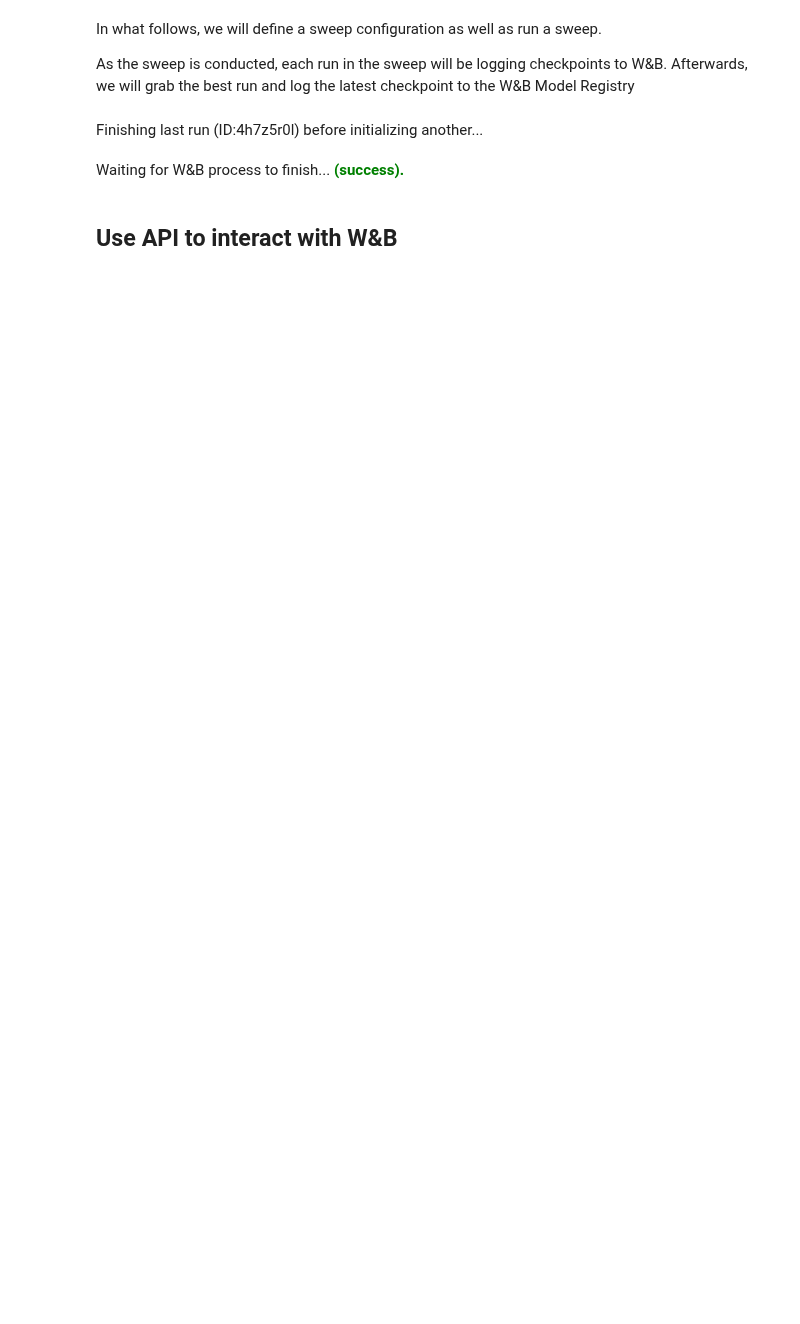
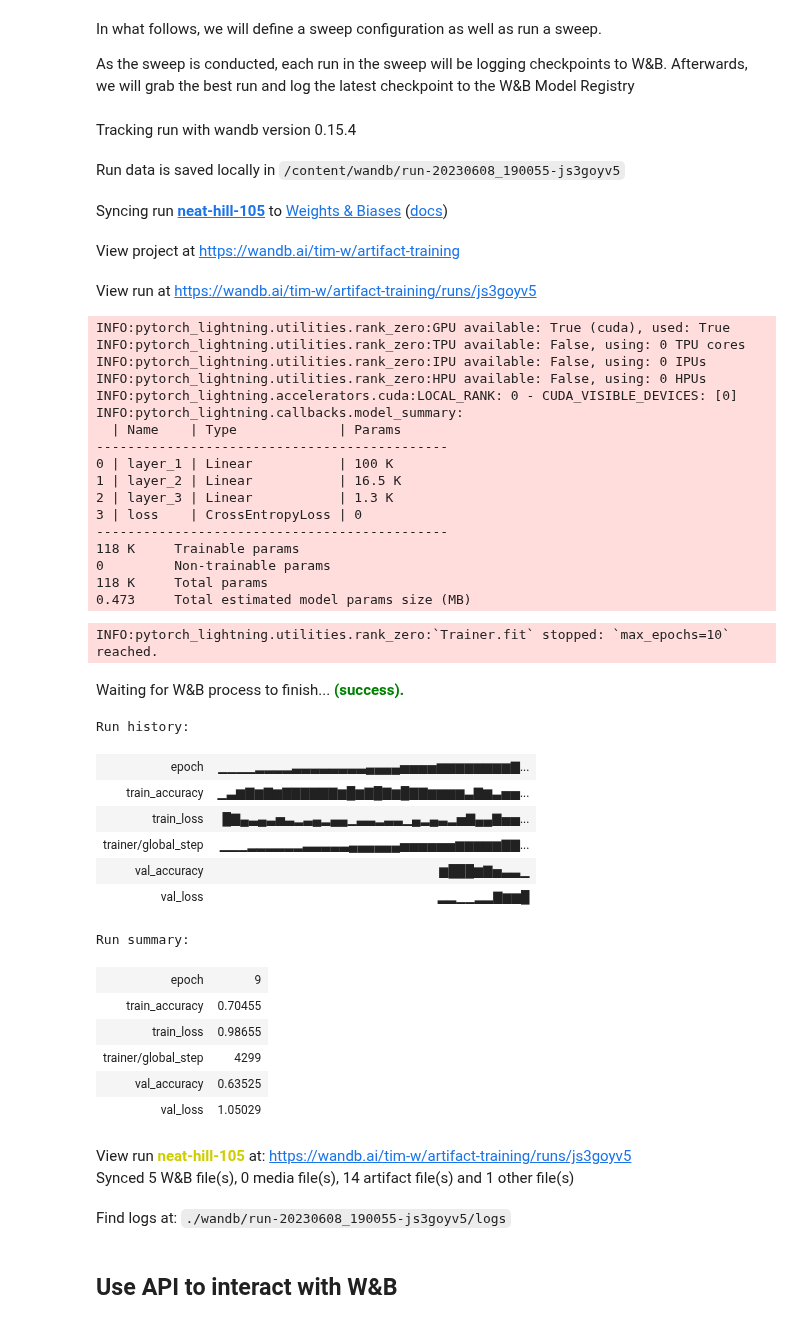
Before and after one commit to timsetsfire/wandb-examples, a Jupyter notebook: colab/Artifact_TrainingV2.ipynb, the cells around one changed output. Saved outputs shown, nothing was run; the diff lists cells and outputs as text; code cells hidden in the pictures; blank space fills up the shorter version.

```diff
--- a/colab/Artifact_TrainingV2.ipynb
+++ b/colab/Artifact_TrainingV2.ipynb
@@ -375,39 +373,74 @@ As the sweep is conducted, each run in the sweep will be logging checkpoints to
 # %%
 from pytorch_lightning.loggers import WandbLogger
 from pytorch_lightning import Trainer
 
 config = {
         "num_workers": os.cpu_count(),  # try 0, 1, and 2
         "pin_memory": True,  # try False and True
         "precision": 32,  # try 16 and 32
         "optimizer": "Adam",
         "batch_size": 128,
         "learning_rate": 0.05
         }
 
-wandb.init(config = config)
+run = wandb.init(config = config)
 wandb_logger = WandbLogger(log_model='all', save_code=True, config=config)
-checkpoint_callback = ModelCheckpoint(monitor='val_accuracy', mode='max')
+checkpoint_callback = ModelCheckpoint(monitor='val_accuracy', mode='max', save_top_k = -1)
 
-run.use_artifact(f"{run.entity}/{run.project}/mnist-training-data:latest")
-run.use_artifact(f"{run.entity}/{run.project}/mnist-validation-data:latest")
+wandb.use_artifact(f"{run.entity}/{run.project}/mnist-training-data:latest")
+wandb.use_artifact(f"{run.entity}/{run.project}/mnist-validation-data:latest")
 ## instantiate training set and validation set if necessary
 
 training_loader = DataLoader(training_set, batch_size=wandb.config.batch_size, shuffle=True, pin_memory=True)
 validation_loader = DataLoader(validation_set, batch_size=64, pin_memory=True)
 ## Using a raw DataLoader, rather than LightningDataModule, for greater transparency
 # Set up model
 model = MNIST_LitModule(n_layer_1=128, n_layer_2=128, optim = wandb.config.optimizer, lr = wandb.config.learning_rate)
 wandb.watch(model)
-trainer = Trainer(max_epochs=5,logger=wandb_logger,
-                          callbacks=[
-                                    checkpoint_callback
-                                    ],
-                      precision=32)
+trainer = Trainer(max_epochs=10,logger=wandb_logger, callbacks=[checkpoint_callback], accelerator="gpu", precision=32)
 trainer.fit(model, training_loader, validation_loader)
 wandb.finish()
 # %% [output]
-Finishing last run (ID:4h7z5r0l) before initializing another...
+Tracking run with wandb version 0.15.4
-Waiting for W&B process to finish... (success).
+Run data is saved locally in /content/wandb/run-20230608_190055-js3goyv5
+Syncing run neat-hill-105 to Weights & Biases (docs)
+View project at https://wandb.ai/tim-w/artifact-training
+View run at https://wandb.ai/tim-w/artifact-training/runs/js3goyv5
+INFO:pytorch_lightning.utilities.rank_zero:GPU available: True (cuda), used: True
+INFO:pytorch_lightning.utilities.rank_zero:TPU available: False, using: 0 TPU cores
+INFO:pytorch_lightning.utilities.rank_zero:IPU available: False, using: 0 IPUs
+INFO:pytorch_lightning.utilities.rank_zero:HPU available: False, using: 0 HPUs
+INFO:pytorch_lightning.accelerators.cuda:LOCAL_RANK: 0 - CUDA_VISIBLE_DEVICES: [0]
+INFO:pytorch_lightning.callbacks.model_summary:
+  | Name    | Type             | Params
+---------------------------------------------
+0 | layer_1 | Linear           | 100 K
+1 | layer_2 | Linear           | 16.5 K
+2 | layer_3 | Linear           | 1.3 K
+3 | loss    | CrossEntropyLoss | 0
+---------------------------------------------
+118 K     Trainable params
+0         Non-trainable params
+118 K     Total params
+0.473     Total estimated model params size (MB)
+INFO:pytorch_lightning.utilities.rank_zero:`Trainer.fit` stopped: `max_epochs=10` reached.
+Waiting for W&B process to finish... (success).
+Run history:
+| epoch | ▁▁▁▁▂▂▂▂▃▃▃▃▃▃▃▃▄▄▄▄▅▅▅▅▆▆▆▆▆▆▆▆▇... |
+| train_accuracy | ▁▃▆▇▆▇▆▇▇▇▇▇▇▆█▆▇█▇▆█▇▇▆▆▆▆▃▇▆▃▅▅... |
+| train_loss | █▇▄▃▄▃▅▃▂▃▄▂▄▄▁▃▃▂▃▃▁▄▂▄▃▂▅▇▄▄▇▅▅... |
+| trainer/global_step | ▁▁▁▂▂▂▂▂▂▃▃▃▃▃▄▄▄▄▄▄▅▅▅▅▅▅▆▆▆▆▆▇▇... |
+| val_accuracy | ▆███▆▇▅▃▃▁ |
+| val_loss | ▂▂▁▁▂▂▇▆▆█ |
+Run summary:
+| epoch | 9 |
+| train_accuracy | 0.70455 |
+| train_loss | 0.98655 |
+| trainer/global_step | 4299 |
+| val_accuracy | 0.63525 |
+| val_loss | 1.05029 |
+View run neat-hill-105 at: https://wandb.ai/tim-w/artifact-training/runs/js3goyv5
+Synced 5 W&B file(s), 0 media file(s), 14 artifact file(s) and 1 other file(s)
+Find logs at: ./wandb/run-20230608_190055-js3goyv5/logs
 # %% [markdown]
 ## Use API to interact with W&B
```
Also changed, not shown: parts of 7 cells of this notebook.
